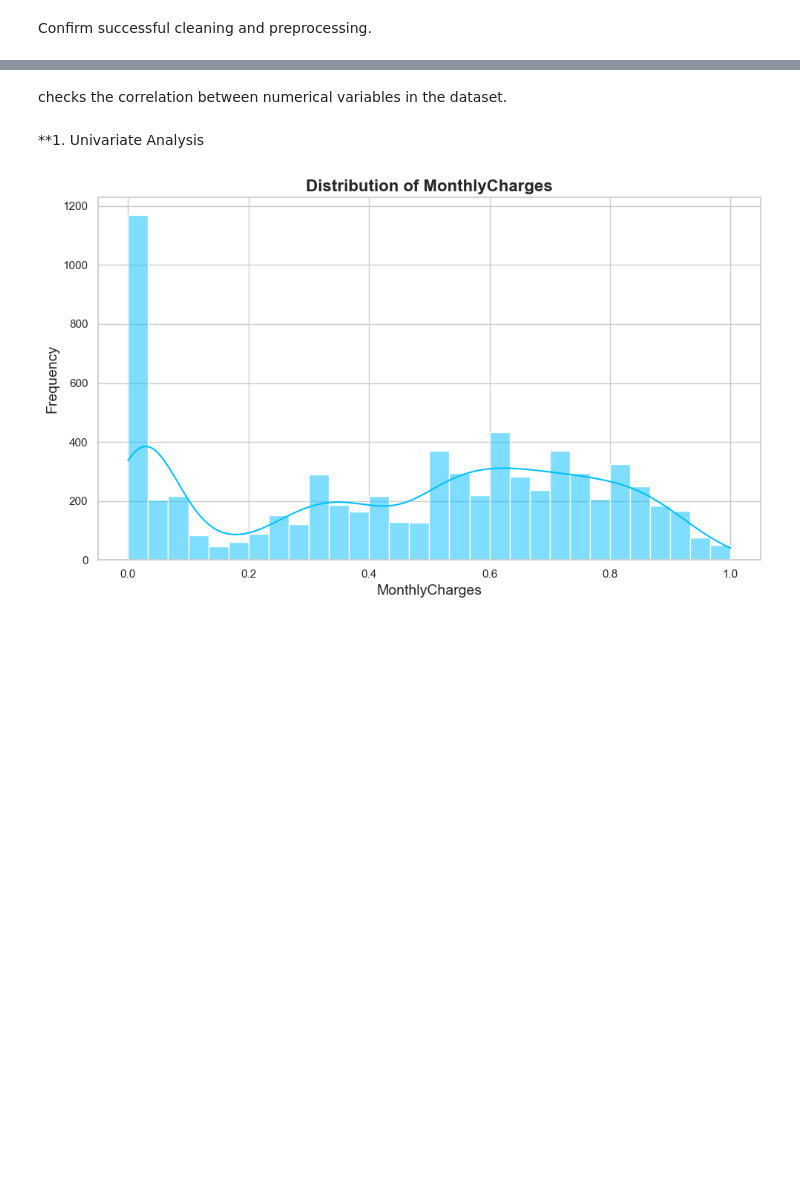
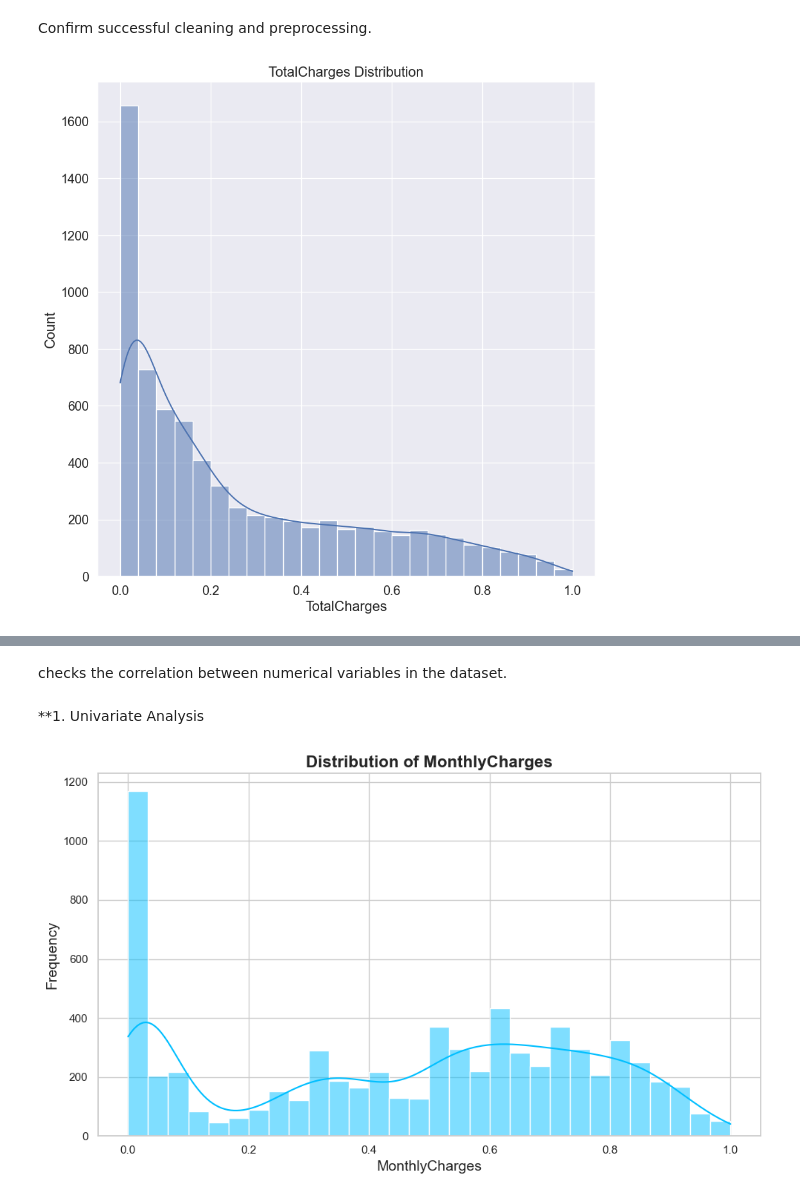
Before and after one commit to AssiaMohamed/Customer-Churn-Prediction-and-Analysis, a Jupyter notebook: Final project.ipynb, the cells around one changed output, grey strips where cells are left out. Saved outputs shown, nothing was run; the diff lists cells and outputs as text; code cells hidden in the pictures; blank space fills up the shorter version.

```diff
--- a/Final project.ipynb
+++ b/Final project.ipynb
@@ -191,3 +191,9 @@ df.describe()
 | max | 1.000000 | 1.000000 | 1.000000 | 1.000000 | 1.000000 | 1.000000 | 1.000000 | 1.000000 | ... |
 # %% [markdown]
 Confirm successful cleaning and preprocessing.
+# %%
+sns.histplot(df['TotalCharges'], kde=True)
+plt.title('TotalCharges Distribution')
+plt.show()
+# %% [output]
+[figure, added]
```
Also changed, not shown: parts of 3 cells of this notebook.
